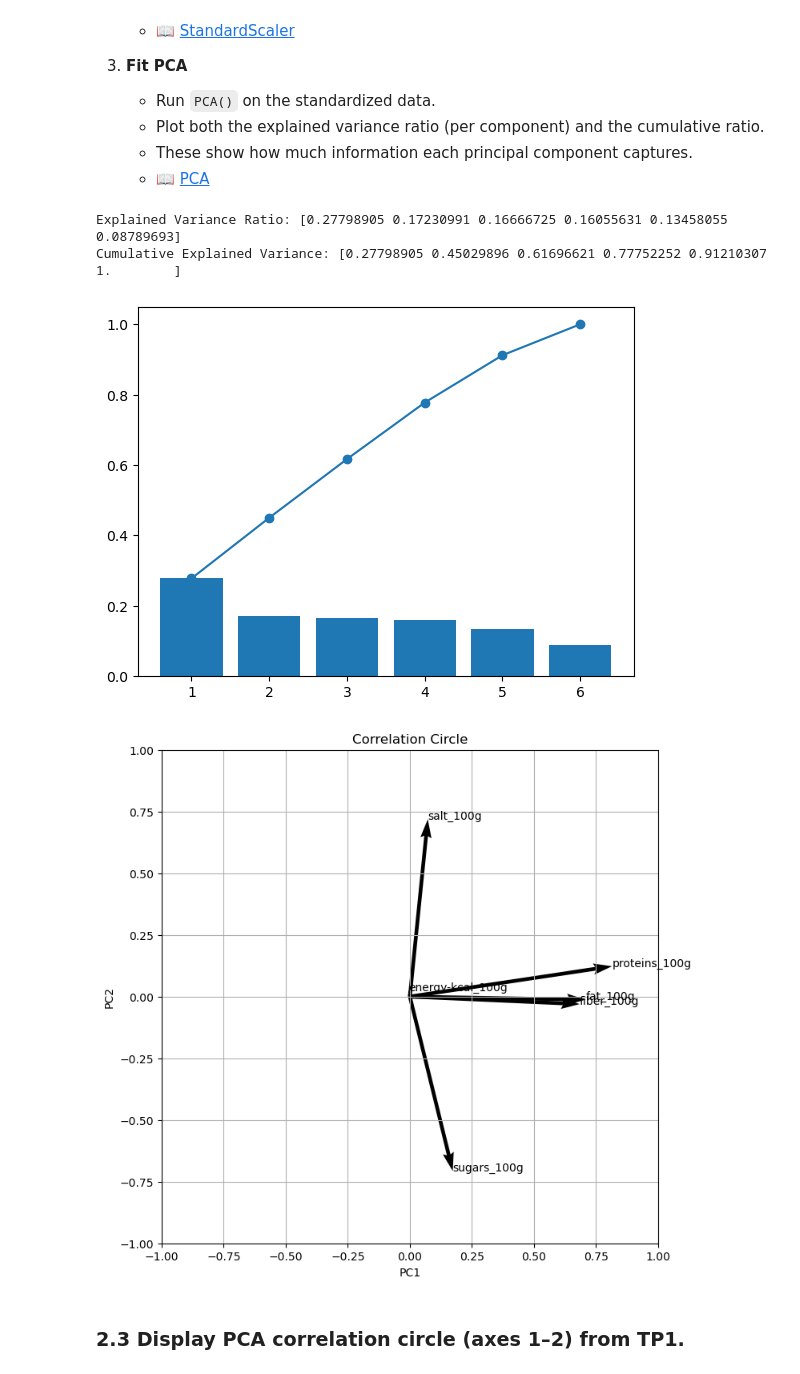
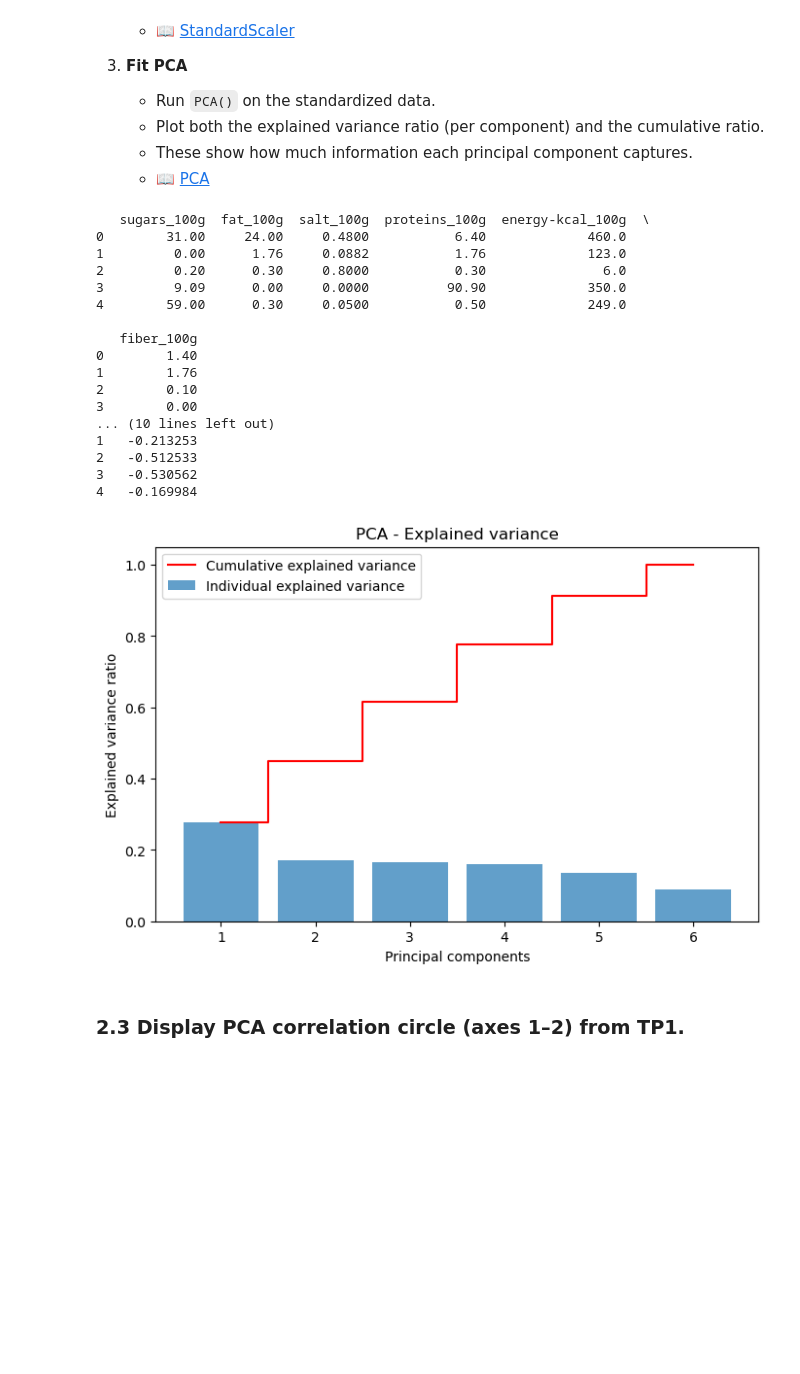
Before and after one commit to C3l3stin/DSPAP_Lab2_Student_Celestin, a Jupyter notebook: notebooks/Lab2_Célestin.ipynb, the cells around one changed output. Saved outputs shown, nothing was run; the diff lists cells and outputs as text; code cells hidden in the pictures; blank space fills up the shorter version.

```diff
--- a/notebooks/Lab2_Célestin.ipynb
+++ b/notebooks/Lab2_Célestin.ipynb
@@ -134,47 +135,71 @@ import matplotlib.pyplot as plt
 # %%
 #(run this cell)
 #1. **Select features**
-df_nutrients = df[['sugars_100g', 'fat_100g', 'salt_100g', 'proteins_100g', 'energy-kcal_100g', 'fiber_100g']].dropna()
+nutritional_features = [
+    "sugars_100g",
+    "fat_100g",
+    "salt_100g",
+    "proteins_100g",
+    "energy-kcal_100g",
+    "fiber_100g"
+]
+
+df_nutrition = df[nutritional_features].dropna()
+
+print(df_nutrition.head())
+
 
 #2. **Standardize**
 scaler = StandardScaler()
-X_scaled = scaler.fit_transform(df_nutrients)
+df_nutrition_scaled = pd.DataFrame(
+    scaler.fit_transform(df_nutrition),
+    columns=nutritional_features,
+    index=df_nutrition.index
+)
+
+print(df_nutrition_scaled.head())
 
 
 #3. **Fit PCA**
 pca = PCA()
-X_pca = pca.fit_transform(X_scaled)
+pca.fit(df_nutrition_scaled)
+
 
 # **Explained Ratio*
-explained_variance_ratio = pca.explained_variance_ratio_
-print("Explained Variance Ratio:", explained_variance_ratio)
-plt.bar(range(1, len(explained_variance_ratio) + 1), explained_variance_ratio)
-
-# **Cumulative Explained Variance Ratio**
-cumulative_explained_variance = np.cumsum(explained_variance_ratio)
-print("Cumulative Explained Variance:", cumulative_explained_variance)
-plt.plot(range(1, len(cumulative_explained_variance) + 1), cumulative_explained_variance, marker='o')
-# cumulative explained variance ratio
+explained_var = pca.explained_variance_ratio_
 
 
+# cumulative explained variance ratio
+cumulative_explained_var = explained_var.cumsum()
+
 #display Correlation circle
-correlation_circle = pca.components_.T * np.sqrt(pca.explained_variance_)
-plt.figure(figsize=(8, 8))
-plt.quiver(np.zeros(correlation_circle.shape[0]), np.zeros(correlation_circle.shape[0]), correlation_circle[:, 0], correlation_circle[:, 1], angles='xy', scale_units='xy', scale=1)
-for i, feature in enumerate(df_nutrients.columns):
-    plt.text(correlation_circle[i, 0], correlation_circle[i, 1], feature)
-plt.xlim(-1, 1)
-plt.ylim(-1, 1)
-plt.xlabel('PC1')
-plt.ylabel('PC2')
-plt.grid()
-plt.title('Correlation Circle')
+plt.figure(figsize=(8,5))
+plt.bar(range(1, len(explained_var)+1), explained_var, alpha=0.7, label="Individual explained variance")
+plt.step(range(1, len(explained_var)+1), explained_var.cumsum(), where="mid", label="Cumulative explained variance", color="red")
+plt.xlabel("Principal components")
+plt.ylabel("Explained variance ratio")
+plt.title("PCA - Explained variance")
+plt.legend()
 plt.show()
 # %% [output]
-Explained Variance Ratio: [0.27798905 0.17230991 0.16666725 0.16055631 0.13458055 0.08789693]
-Cumulative Explained Variance: [0.27798905 0.45029896 0.61696621 0.77752252 0.91210307 1.        ]
+   sugars_100g  fat_100g  salt_100g  proteins_100g  energy-kcal_100g  \
+0        31.00     24.00     0.4800           6.40             460.0
+1         0.00      1.76     0.0882           1.76             123.0
+2         0.20      0.30     0.8000           0.30               6.0
+3         9.09      0.00     0.0000          90.90             350.0
+4        59.00      0.30     0.0500           0.50             249.0
+
+   fiber_100g
+0        1.40
+1        1.76
+2        0.10
+3        0.00
+... (10 lines left out)
+1   -0.213253
+2   -0.512533
+3   -0.530562
+4   -0.169984
-[figure, old version]
+[figure, new version]
-[figure, removed]
 # %% [markdown]
 ### 2.3 Display PCA correlation circle (axes 1–2) from TP1.
 # %%
```
Also changed, not shown: parts of 7 cells of this notebook, 3 other files.
